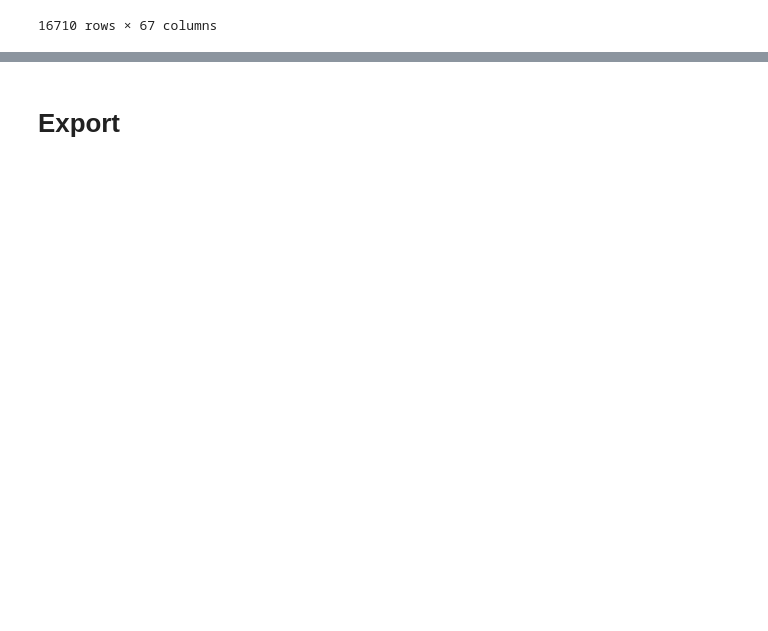
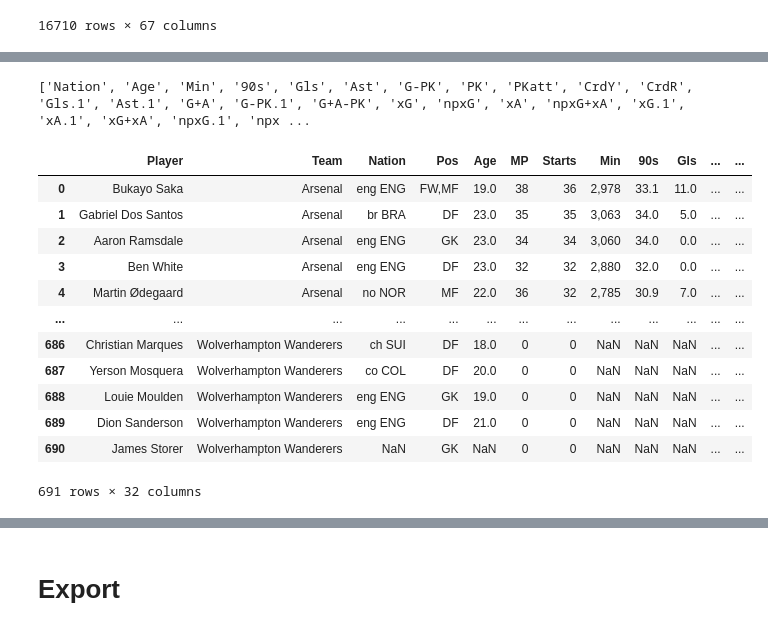
Before and after one commit to Roialfassi/predicting-future-grades-fifa, a Jupyter notebook: Pre-Process-Data.ipynb, the cells around one changed output, grey strips where cells are left out. Saved outputs shown, nothing was run; the diff lists cells and outputs as text; code cells hidden in the pictures; blank space fills up the shorter version.

```diff
--- a/Pre-Process-Data.ipynb
+++ b/Pre-Process-Data.ipynb
@@ -223,0 +262,3 @@ TypeError: cannot unpack non-iterable NoneType object
+# %%
+df['Position'] = df['Best Position'].map(map_position)
+position_groups = df.groupby('Position')
@@ -223,0 +318,29 @@ TypeError: cannot unpack non-iterable NoneType object
+# %%
+nan_cols = prem_f22_stats.isna().any()
+
+# print list of columns with NaN values
+print(nan_cols[nan_cols == True].index.tolist())
+# %% [output]
+['Nation', 'Age', 'Min', '90s', 'Gls', 'Ast', 'G-PK', 'PK', 'PKatt', 'CrdY', 'CrdR', 'Gls.1', 'Ast.1', 'G+A', 'G-PK.1', 'G+A-PK', 'xG', 'npxG', 'xA', 'npxG+xA', 'xG.1', 'xA.1', 'xG+xA', 'npxG.1', 'npx ...
+# %%
+def split_player_names(df, column_name):
+    df[['First Name', 'Last Name']] = df[column_name].str.split(n=1, expand=True)
+    return df
+# %%
+prem_f22_stats= split_player_names(prem_f22_stats , "Player")
+# %%
+prem_f22_stats
+# %% [output]
+|  | Player | Team | Nation | Pos | Age | MP | Starts | Min | 90s | Gls | ... | ... |
+| 0 | Bukayo Saka | Arsenal | eng ENG | FW,MF | 19.0 | 38 | 36 | 2,978 | 33.1 | 11.0 | ... | ... |
+| 1 | Gabriel Dos Santos | Arsenal | br BRA | DF | 23.0 | 35 | 35 | 3,063 | 34.0 | 5.0 | ... | ... |
+| 2 | Aaron Ramsdale | Arsenal | eng ENG | GK | 23.0 | 34 | 34 | 3,060 | 34.0 | 0.0 | ... | ... |
+| 3 | Ben White | Arsenal | eng ENG | DF | 23.0 | 32 | 32 | 2,880 | 32.0 | 0.0 | ... | ... |
+| 4 | Martin Ødegaard | Arsenal | no NOR | MF | 22.0 | 36 | 32 | 2,785 | 30.9 | 7.0 | ... | ... |
+| ... | ... | ... | ... | ... | ... | ... | ... | ... | ... | ... | ... | ... |
+| 686 | Christian Marques | Wolverhampton Wanderers | ch SUI | DF | 18.0 | 0 | 0 | NaN | NaN | NaN | ... | ... |
+| 687 | Yerson Mosquera | Wolverhampton Wanderers | co COL | DF | 20.0 | 0 | 0 | NaN | NaN | NaN | ... | ... |
+| 688 | Louie Moulden | Wolverhampton Wanderers | eng ENG | GK | 19.0 | 0 | 0 | NaN | NaN | NaN | ... | ... |
+| 689 | Dion Sanderson | Wolverhampton Wanderers | eng ENG | DF | 21.0 | 0 | 0 | NaN | NaN | NaN | ... | ... |
+| 690 | James Storer | Wolverhampton Wanderers | NaN | GK | NaN | 0 | 0 | NaN | NaN | NaN | ... | ... |
+691 rows × 32 columns
```
Also changed, not shown: parts of 58 cells of this notebook, 11 other files.
